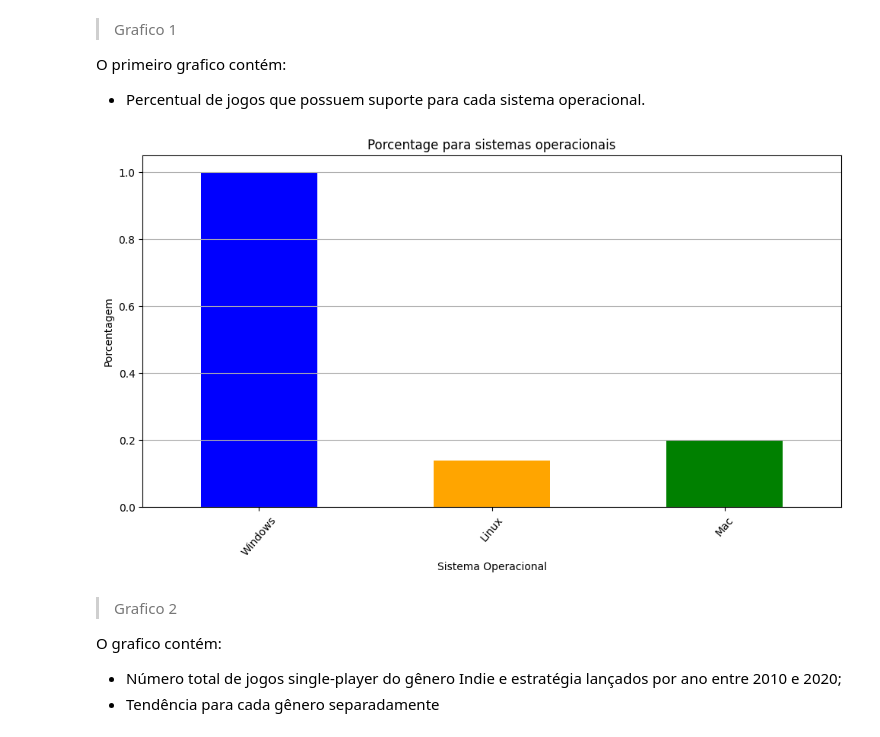
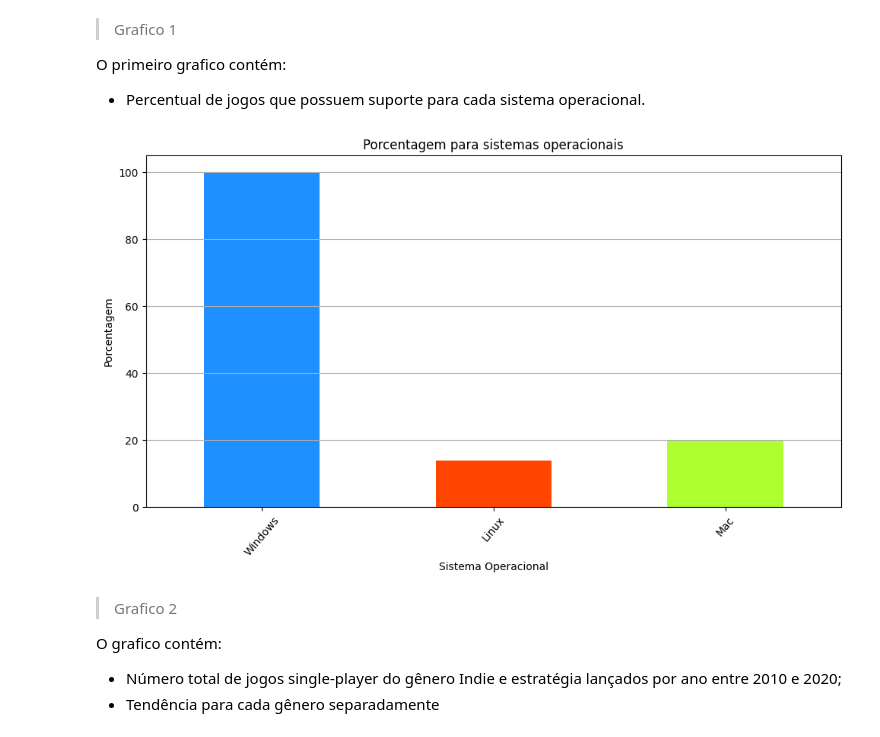
Before and after one commit to FelipePinheiro964/PUCRS---Fase-2---Steam-Games, a Jupyter notebook: PUCRS_Fase_2_Steam_games.ipynb, the cells around one changed output. Drawn from its saved outputs; the diff is of its cells as text; code cells hidden in the pictures.

```diff
--- a/PUCRS_Fase_2_Steam_games.ipynb
+++ b/PUCRS_Fase_2_Steam_games.ipynb
@@ -399,31 +402,34 @@ O primeiro grafico contém:
 # %%
 sist_op = tabela.copy()
 
+# Faço a contagem para cada sistema operacional
 contagem_sistemas = {
     'Windows': sist_op['Windows'].sum(),
     'Linux': sist_op['Linux'].sum(),
     'Mac': sist_op['Mac'].sum()
     }
+# Crio uma 'tabela' com novas colunas para o gráfico
+contagem_sistemas_df = pd.DataFrame(list(contagem_sistemas.items()),
+                                    columns=['Sistema Operacional', 'Quantidade'])
 
-contagem_sistemas_df = pd.DataFrame(list(contagem_sistemas.items()), columns=['Sistema Operacional', 'Quantidade'])
-
+# Procuro o total do jogos presentes
 total_jogos = len(sist_op)
-contagem_sistemas_df['Porcentagem'] = (contagem_sistemas_df['Quantidade'] / total_jogos)
+# Calculo da porcentagem
+contagem_sistemas_df['Porcentagem'] = (contagem_sistemas_df['Quantidade'] / total_jogos) * 100
 
 ## Plot do grafico
-
+cores = ['dodgerblue', 'orangered', 'greenyellow']
 plt.figure(figsize=(10,6))
-contagem_sistemas_df.set_index('Sistema Operacional')['Porcentagem'].plot(kind='bar', color=['blue', 'orange', 'green'])
-plt
-plt.title('Porcentage para sistemas operacionais')
+contagem_sistemas_df.set_index('Sistema Operacional')['Porcentagem'].plot(kind='bar', color=cores)
+plt.title('Porcentagem para sistemas operacionais')
 plt.ylabel('Porcentagem')
 plt.xlabel('Sistema Operacional')
 plt.xticks(rotation=50)
-plt.grid(axis='y')
-plt.tight_layout()
+plt.grid(axis='y') # Melhorar visualização
+plt.tight_layout() # Melhorar estética do gráfico
 plt.show()
 # %% [output]
-[figure, old version]
+[figure, new version]
 # %% [markdown]
 > Grafico 2
 
```
Also changed, not shown: parts of 6 cells of this notebook.
